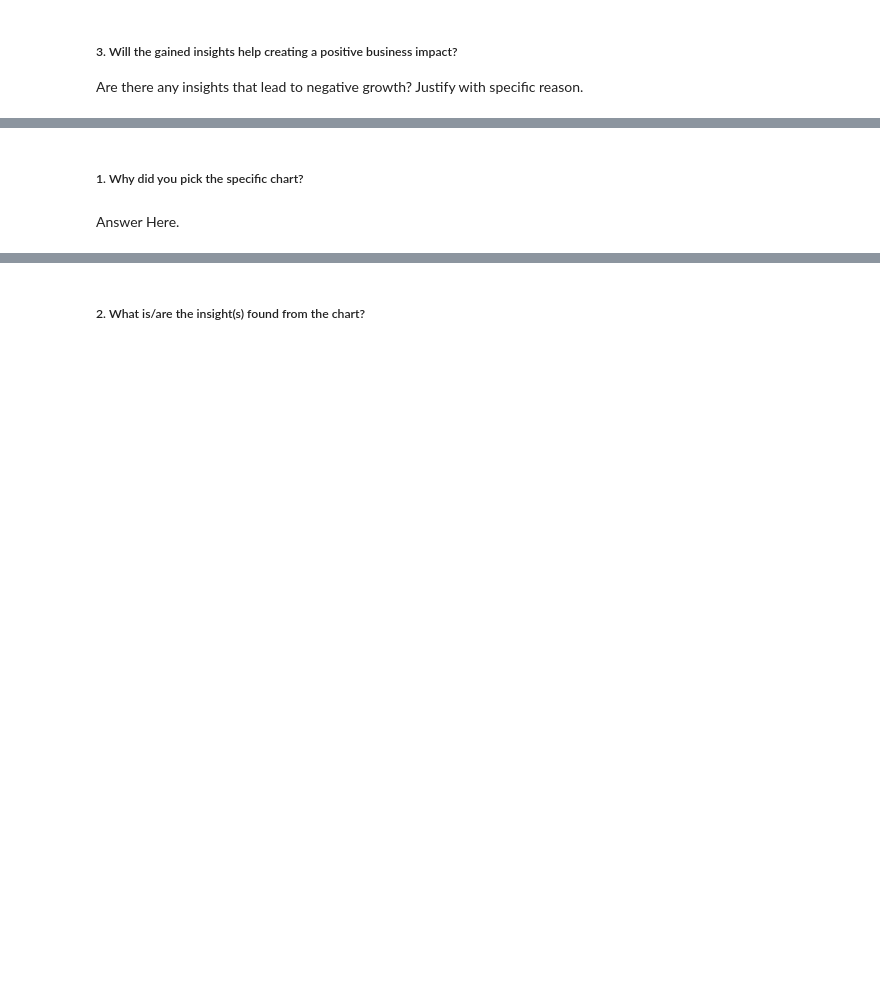
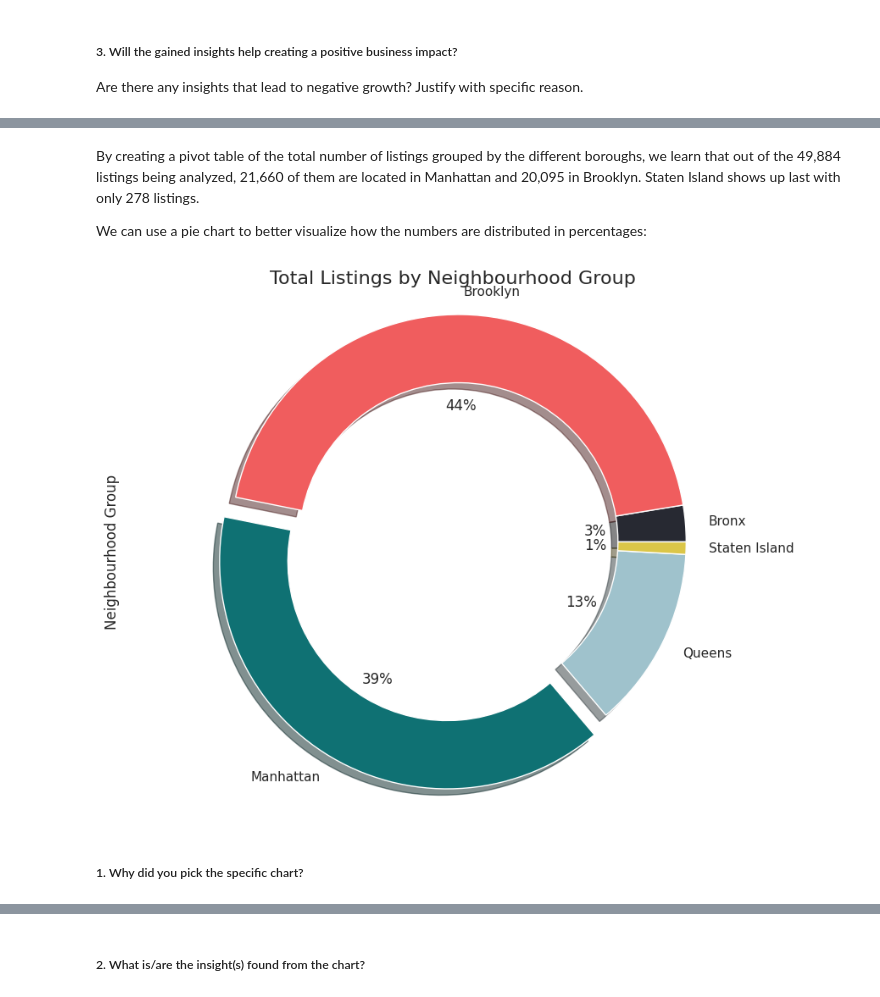
Before and after one commit to rauman43/Sample-EDA-Airbnb, a Jupyter notebook: Capstone_Project_AIRBNB_Sample_EDA_Submission_Template.ipynb, the cells around one changed output, grey strips where cells are left out. Cells and saved outputs as stored; diff of their text form; code cells hidden in the pictures; blank space fills up the shorter version.

```diff
--- a/Capstone_Project_AIRBNB_Sample_EDA_Submission_Template.ipynb
+++ b/Capstone_Project_AIRBNB_Sample_EDA_Submission_Template.ipynb
@@ -548,4 +657,28 @@ Answer Here
+# %% [markdown]
+By creating a pivot table of the total number of listings grouped by the different boroughs, we learn that out of the 49,884 listings being analyzed, 21,660 of them are located in Manhattan and 20,095 in Brooklyn. Staten Island shows up last with only 278 listings.
+
+We can use a pie chart to better visualize how the numbers are distributed in percentages:
+# %%
+df3 = df2.groupby('neighbourhood_group')['id'].count()
+
+plt.figure(figsize=(10, 8))
+colors = ['#272932', '#f05d5e', '#0f7173', '#9fc2cc', '#dbc648']
+
+explode = (0, 0, 0.1, 0, 0)  # Explode the first slice for emphasis
+
+sns.set(style='whitegrid')
+sns.set_palette(sns.color_palette(colors))
+
+df3.plot.pie(labels=df3.index, autopct='%1.0f%%', startangle=0, explode=explode,
+             wedgeprops=dict(width=0.3), shadow=True)
+
+plt.ylabel('Neighbourhood Group', fontsize=12)
+plt.title('Total Listings by Neighbourhood Group', fontsize=16)
+
+plt.axis('equal')  # Equal aspect ratio ensures a circular pie
+
+plt.show()
+# %% [output]
+[figure, added]
 # %% [markdown]
 ##### 1. Why did you pick the specific chart?
-# %% [markdown]
-Answer Here.
```
Also changed, not shown: parts of 48 cells of this notebook.
